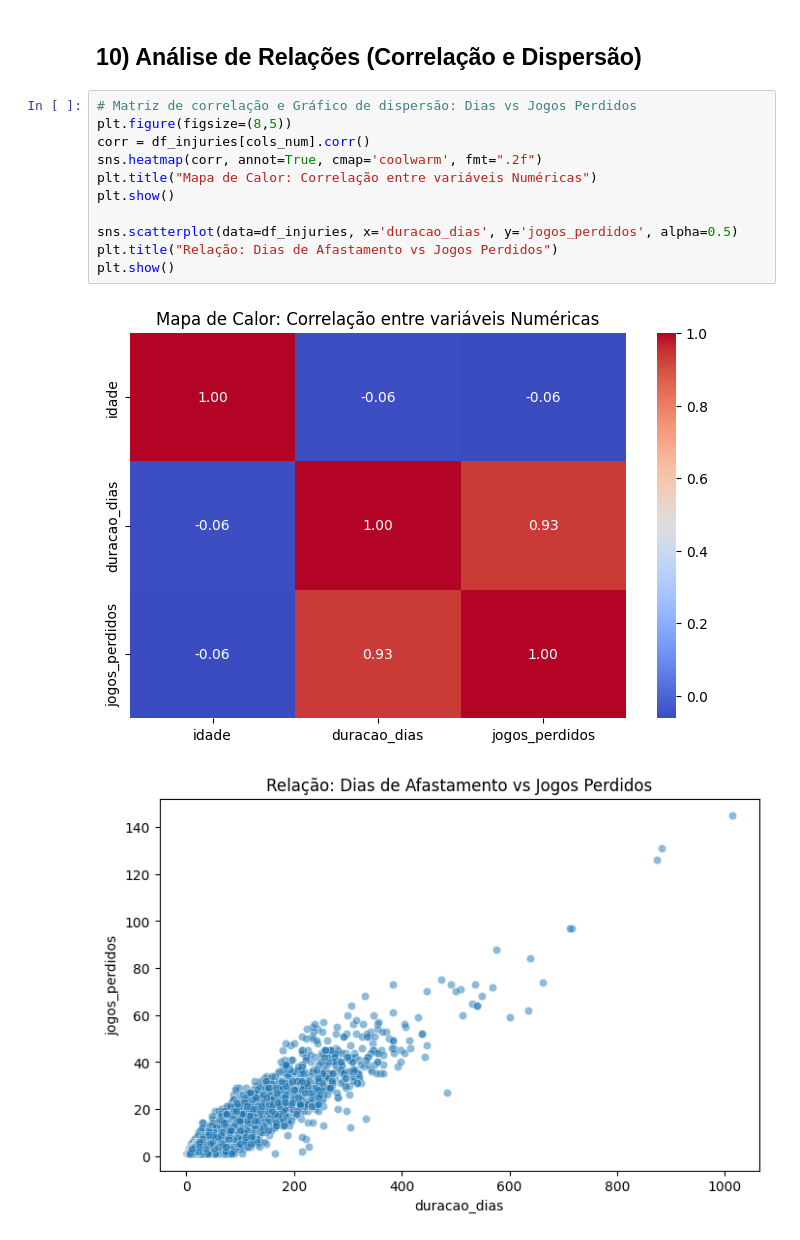
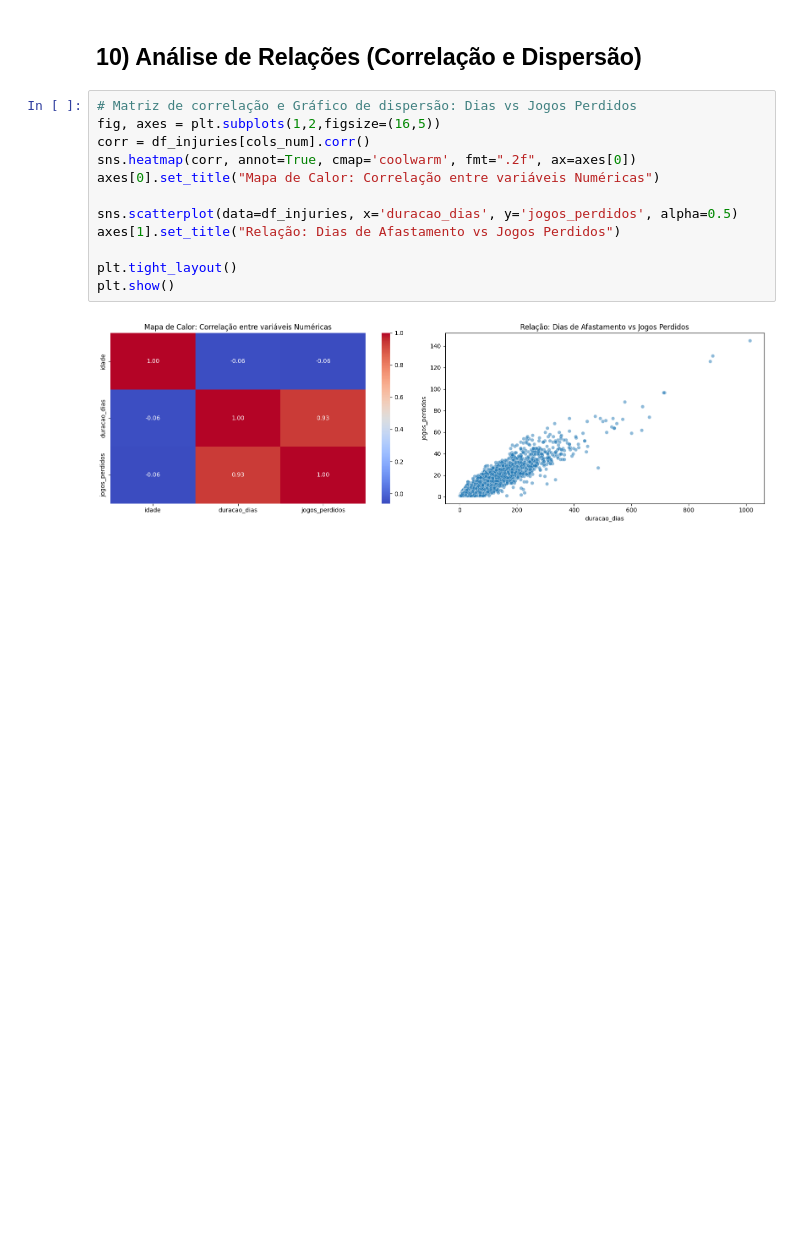
Before and after one commit to ICEI-PUC-Minas-PMV-SI/pmv-si-2026-1-pe7-t1-g3-analytics_lesao_futebol, a Jupyter notebook: src/notebooks/analise_exploratoria.ipynb, the cells around one changed output. Drawn from its saved outputs; the diff is of its cells as text; blank space fills up the shorter version.

```diff
--- a/src/notebooks/analise_exploratoria.ipynb
+++ b/src/notebooks/analise_exploratoria.ipynb
@@ -448,15 +447,15 @@ Dessa forma, os gráficos confirmam que a variável `duracao_dias` exige atenç
 ## 10) Análise de Relações (Correlação e Dispersão)
 # %%
 # Matriz de correlação e Gráfico de dispersão: Dias vs Jogos Perdidos
-plt.figure(figsize=(8,5))
+fig, axes = plt.subplots(1,2,figsize=(16,5))
 corr = df_injuries[cols_num].corr()
-sns.heatmap(corr, annot=True, cmap='coolwarm', fmt=".2f")
-plt.title("Mapa de Calor: Correlação entre variáveis Numéricas")
-plt.show()
+sns.heatmap(corr, annot=True, cmap='coolwarm', fmt=".2f", ax=axes[0])
+axes[0].set_title("Mapa de Calor: Correlação entre variáveis Numéricas")
 
 sns.scatterplot(data=df_injuries, x='duracao_dias', y='jogos_perdidos', alpha=0.5)
-plt.title("Relação: Dias de Afastamento vs Jogos Perdidos")
+axes[1].set_title("Relação: Dias de Afastamento vs Jogos Perdidos")
+
+plt.tight_layout()
 plt.show()
 # %% [output]
-[figure, old version]
+[figure, new version]
-[figure, removed]
```
Also changed, not shown: parts of 3 cells of this notebook.
